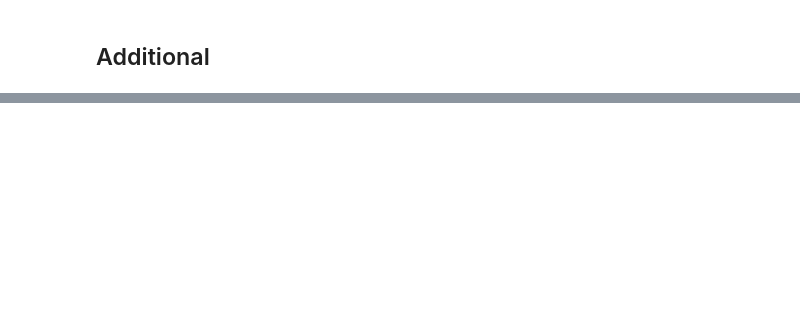
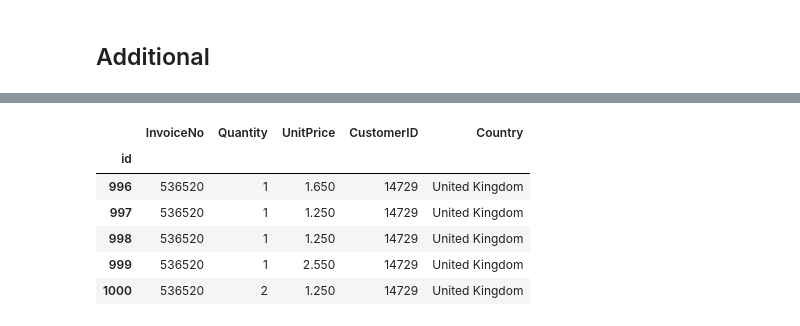
Before and after one commit to queloibtskts/data_scientist_toolkit, a Jupyter notebook: Python_review.ipynb, the cells around one changed output, grey strips where cells are left out. Cells and saved outputs as stored; diff of their text form; code cells hidden in the pictures; blank space fills up the shorter version.

```diff
--- a/Python_review.ipynb
+++ b/Python_review.ipynb
@@ -303,0 +421,10 @@ data = np.loadtxt("dataset.txt") # strip off spaces while loading
+# %%
+df.tail()
+# %% [output]
+|  | InvoiceNo | Quantity | UnitPrice | CustomerID | Country |
+| id |  |  |  |  |  |
+| 996 | 536520 | 1 | 1.650 | 14729 | United Kingdom |
+| 997 | 536520 | 1 | 1.250 | 14729 | United Kingdom |
+| 998 | 536520 | 1 | 1.250 | 14729 | United Kingdom |
+| 999 | 536520 | 1 | 2.550 | 14729 | United Kingdom |
+| 1000 | 536520 | 2 | 1.250 | 14729 | United Kingdom |
```
Also changed, not shown: parts of 32 cells of this notebook.
